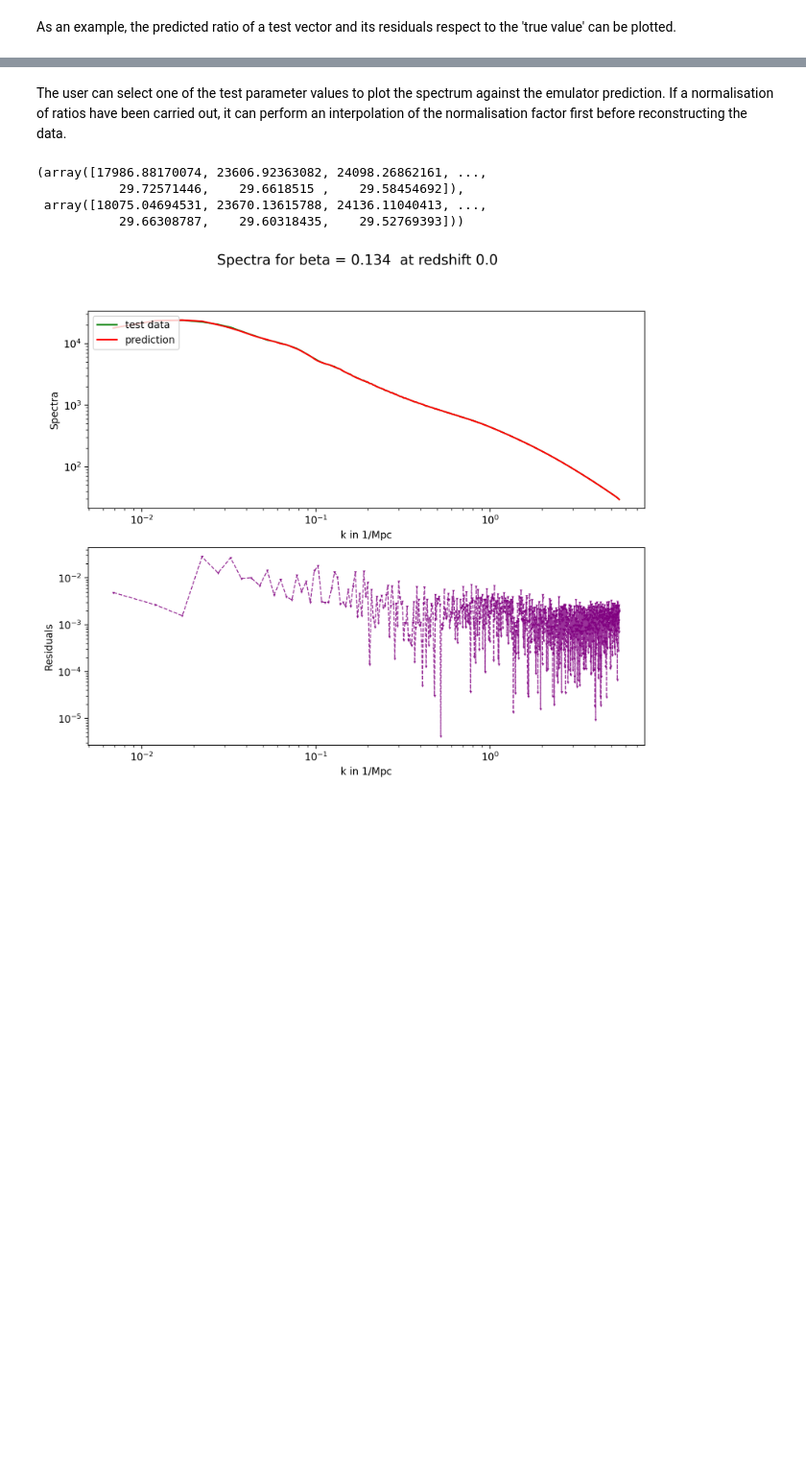
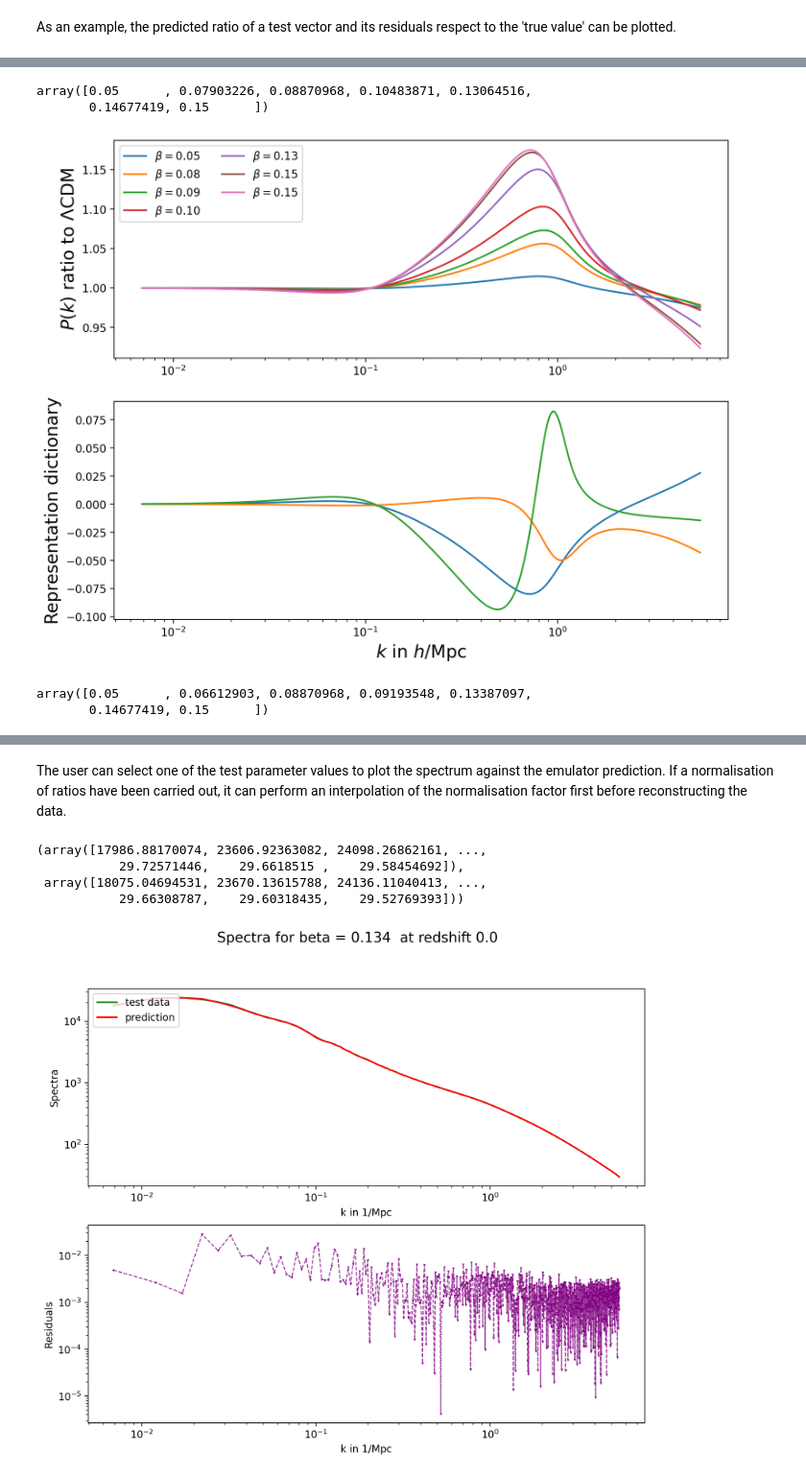
Before and after one commit to santiagocasas/looti-test-public, a Jupyter notebook: notebooks/Emulator_CoupledDE_FittingFormula.ipynb, the cells around one changed output, grey strips where cells are left out. Shown at 96% size. Drawn from its saved outputs; the diff is of its cells as text; code cells hidden in the pictures; blank space fills up the shorter version.

```diff
--- a/notebooks/Emulator_CoupledDE_FittingFormula.ipynb
+++ b/notebooks/Emulator_CoupledDE_FittingFormula.ipynb
@@ -188,0 +182,27 @@ pm.Plot_prediction_One_parameter(emulation_data,0.101,ratios_predicted, y_scale_
+# %%
+train_theta=emulation_data.train_samples.flatten()
+train_theta
+# %% [output]
+array([0.05      , 0.07903226, 0.08870968, 0.10483871, 0.13064516,
+       0.14677419, 0.15      ])
+# %%
+fig, axs = plt.subplots(2,1, figsize=(10,8), dpi=200,facecolor='w')
+for ii, ee in enumerate(emulation_data.matrix_datalearn_dict['theo']['train']):
+    axs[0].semilogx(emulation_data.lin_k_grid, ee, label='$\\beta=$'+'{:.2f}'.format(train_theta[ii]))
+    axs[0].set_ylabel("$P(k)$ ratio to $\\Lambda$CDM", fontsize=16)
+    #axs[0].set_xlabel("$k$ in $h$/Mpc")
+    axs[0].legend(ncol=2)
+for ii, di in enumerate(intp_obj.dictionary):
+    if ii<3:
+        axs[1].semilogx(emulation_data.lin_k_grid, di)
+        axs[1].set_ylabel("Representation dictionary", fontsize=16)
+        axs[1].set_xlabel("$k$ in $h$/Mpc", fontsize=16)
+fig.savefig('./CDE-Pk-Representation.png', dpi=200)
+# %% [output]
+[figure, added]
+# %%
+train_theta=emulation_data.train_samples.flatten()
+train_theta
+# %% [output]
+array([0.05      , 0.06612903, 0.08870968, 0.09193548, 0.13387097,
+       0.14677419, 0.15      ])
```
Also changed, not shown: parts of 13 cells of this notebook, 2 other files.
